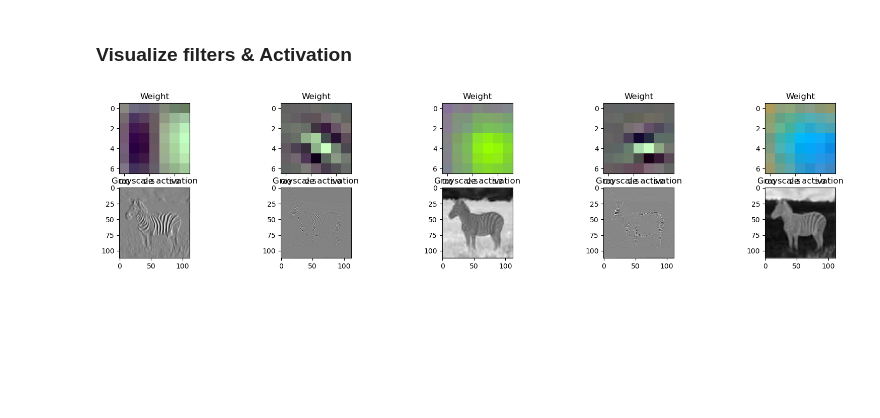
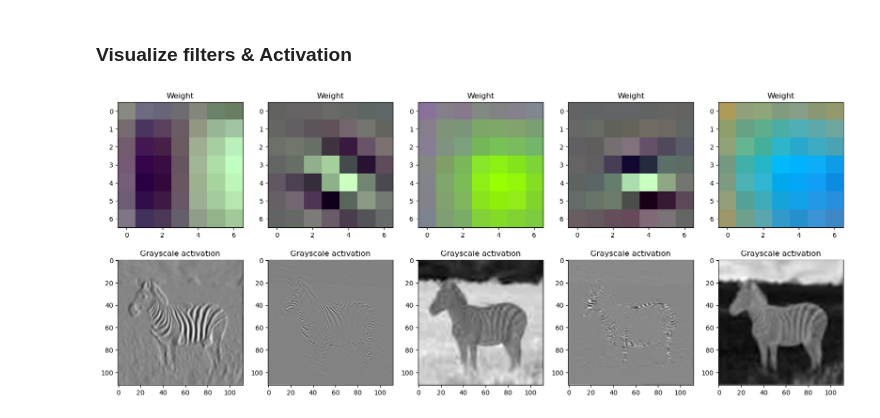
Before and after one commit to williamgt/TDT4195, a Jupyter notebook: TDT4195-StarterCode-2023/assignment 2/task2c.ipynb, the cells around one changed output. Saved outputs shown, nothing was run; the diff lists cells and outputs as text; code cells hidden in the pictures; blank space fills up the shorter version.

```diff
--- a/TDT4195-StarterCode-2023/assignment 2/task2c.ipynb
+++ b/TDT4195-StarterCode-2023/assignment 2/task2c.ipynb
@@ -99,24 +99,24 @@ def torch_image_to_numpy(image: torch.Tensor):
 # %%
 ### START YOUR CODE HERE ### (You can change anything inside this block)
 # plt.subplot is a nice function to use for this task!
 # Tip: test out for indices = [01,2,3,4,5] to check that your result is correct!
 indices = [5, 8, 19, 22, 34]
 num_filters = len(indices)
 # %%
-plt.figure(figsize=(20, 4))
+plt.figure(figsize=(20, 8))
 n = 1
 for i in indices:
     # Plot weight here
     plt.subplot(2, num_filters, n)
     plt.title("Weight")
     plt.imshow(torch_image_to_numpy(weight[i,:,:,:]), cmap="gray") #Getting the ith weight
 
     # Plot activation here
     plt.subplot(2, num_filters, num_filters+n)
     plt.title("Grayscale activation")
     plt.imshow(torch_image_to_numpy(activation[0,i,:,:]), cmap="gray") #Getting the ith activation
 
     n += 1
 ### END YOUR CODE HERE ###
 # %% [output]
-[figure, old version]
+[figure, new version]
```
Also changed, not shown: 2 other files.
